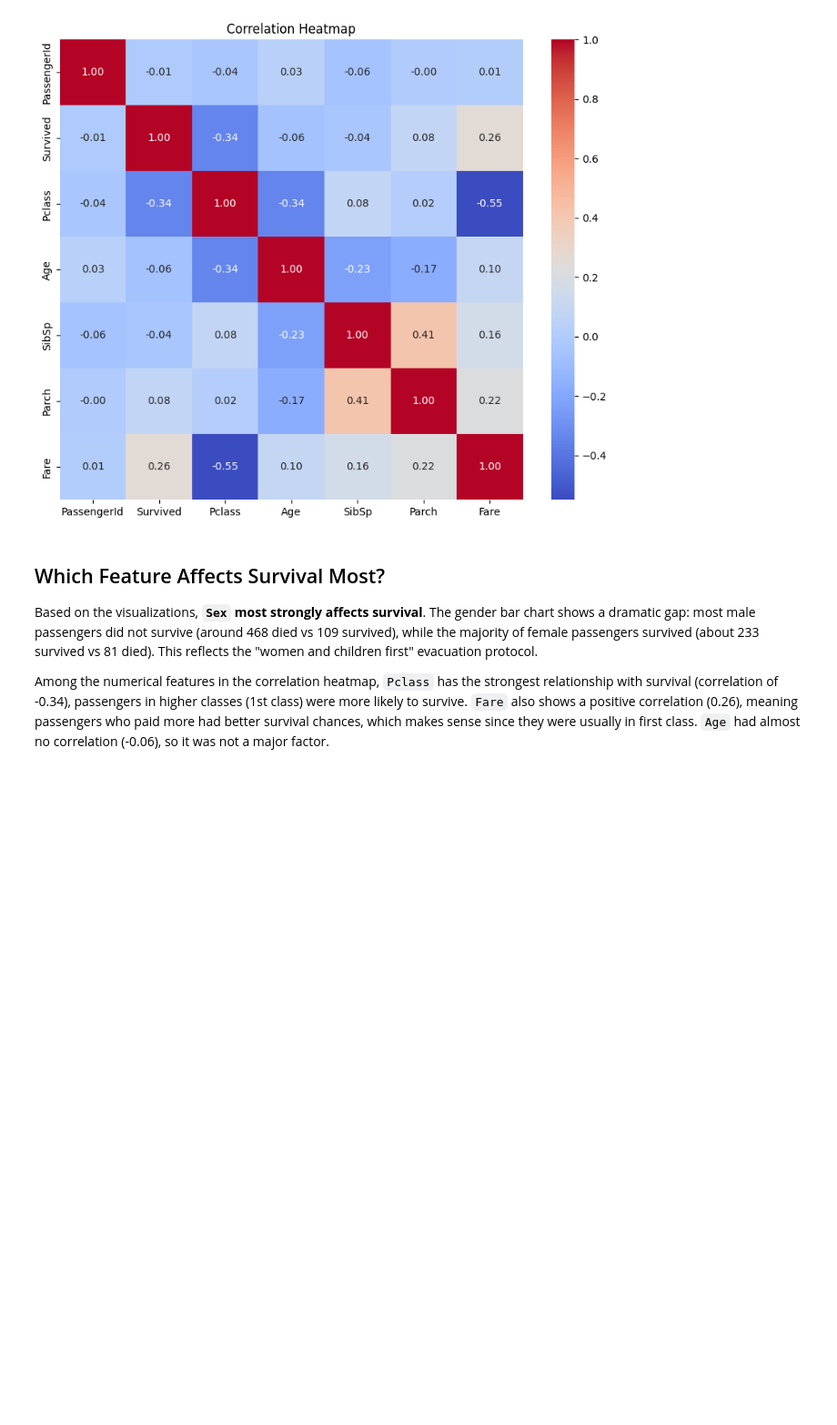
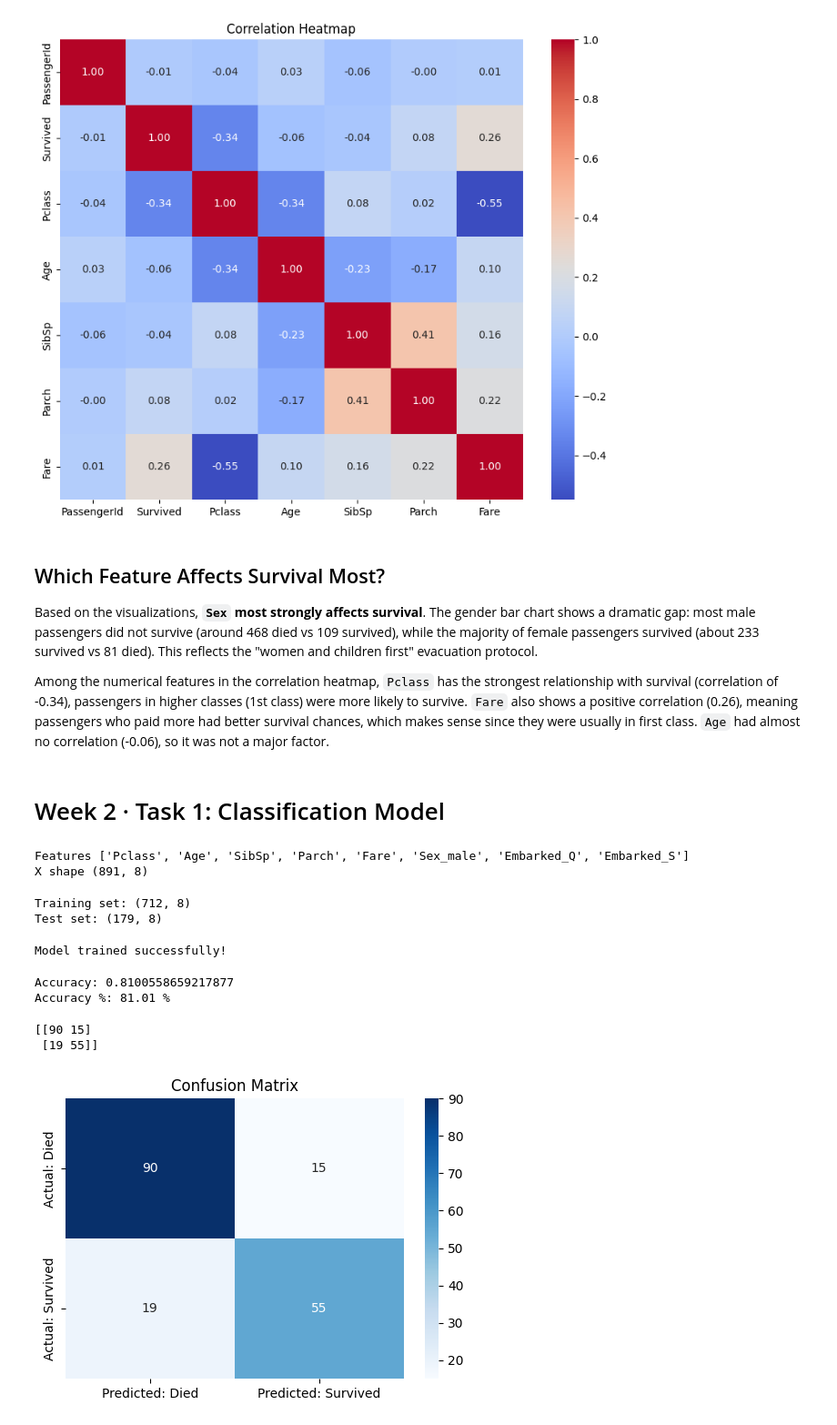
Before and after one commit to zakasaleem35-jpg/neurofive-ml-track, a Jupyter notebook: titanic_eda.ipynb, the cells around one changed output. Shown at 91% size. Drawn from its saved outputs; the diff is of its cells as text; code cells hidden in the pictures; blank space fills up the shorter version.

Commit message:
Week 2 Task 1: Add Logistic Regression classification model

```diff
--- a/titanic_eda.ipynb
+++ b/titanic_eda.ipynb
@@ -178,3 +178,73 @@ higher classes (1st class) were more likely to survive. `Fare` also shows a
 positive correlation (0.26), meaning passengers who paid more had better
 survival chances, which makes sense since they were usually in first class.
 `Age` had almost no correlation (-0.06), so it was not a major factor.
+# %% [markdown]
+# Week 2 · Task 1: Classification Model
+# %%
+# Encoding
+df_model= pd.get_dummies(df, columns=['Sex' , 'Embarked'], drop_first=True)
+
+# Drop useless columns
+df_model= df_model.drop(columns= ['PassengerId', 'Name', 'Ticket'])
+
+X= df_model.drop(columns=['Survived'])
+Y= df_model['Survived']
+
+print("Features",X.columns.tolist())
+print("X shape", X.shape)
+# %% [output]
+Features ['Pclass', 'Age', 'SibSp', 'Parch', 'Fare', 'Sex_male', 'Embarked_Q', 'Embarked_S']
+X shape (891, 8)
+# %%
+from sklearn.model_selection import train_test_split
+
+# 80% training, 20% testing
+X_train, X_test, Y_train, Y_test = train_test_split(
+    X, Y, test_size=0.2, random_state=42
+)
+
+print("Training set:", X_train.shape)
+print("Test set:", X_test.shape)
+# %% [output]
+Training set: (712, 8)
+Test set: (179, 8)
+# %%
+from sklearn.linear_model import LogisticRegression
+
+# Model
+model = LogisticRegression(max_iter=1000)
+model.fit(X_train, Y_train)
+
+print("Model trained successfully!")
+# %% [output]
+Model trained successfully!
+# %%
+from sklearn.metrics import accuracy_score
+
+# predictions
+Y_pred = model.predict(X_test)
+
+# Accuracy
+accuracy = accuracy_score(Y_test, Y_pred)
+print("Accuracy:", accuracy)
+print("Accuracy %:", round(accuracy * 100, 2), "%")
+# %% [output]
+Accuracy: 0.8100558659217877
+Accuracy %: 81.01 %
+# %%
+from sklearn.metrics import confusion_matrix
+
+cm = confusion_matrix(Y_test, Y_pred)
+print(cm)
+
+# Visualize
+plt.figure(figsize=(6,4))
+sns.heatmap(cm, annot=True, fmt='d', cmap='Blues',
+            xticklabels=['Predicted: Died', 'Predicted: Survived'],
+            yticklabels=['Actual: Died', 'Actual: Survived'])
+plt.title('Confusion Matrix')
+plt.show()
+# %% [output]
+[[90 15]
+ [19 55]]
+[figure, added]
```
Also changed, not shown: parts of 1 cell of this notebook.
